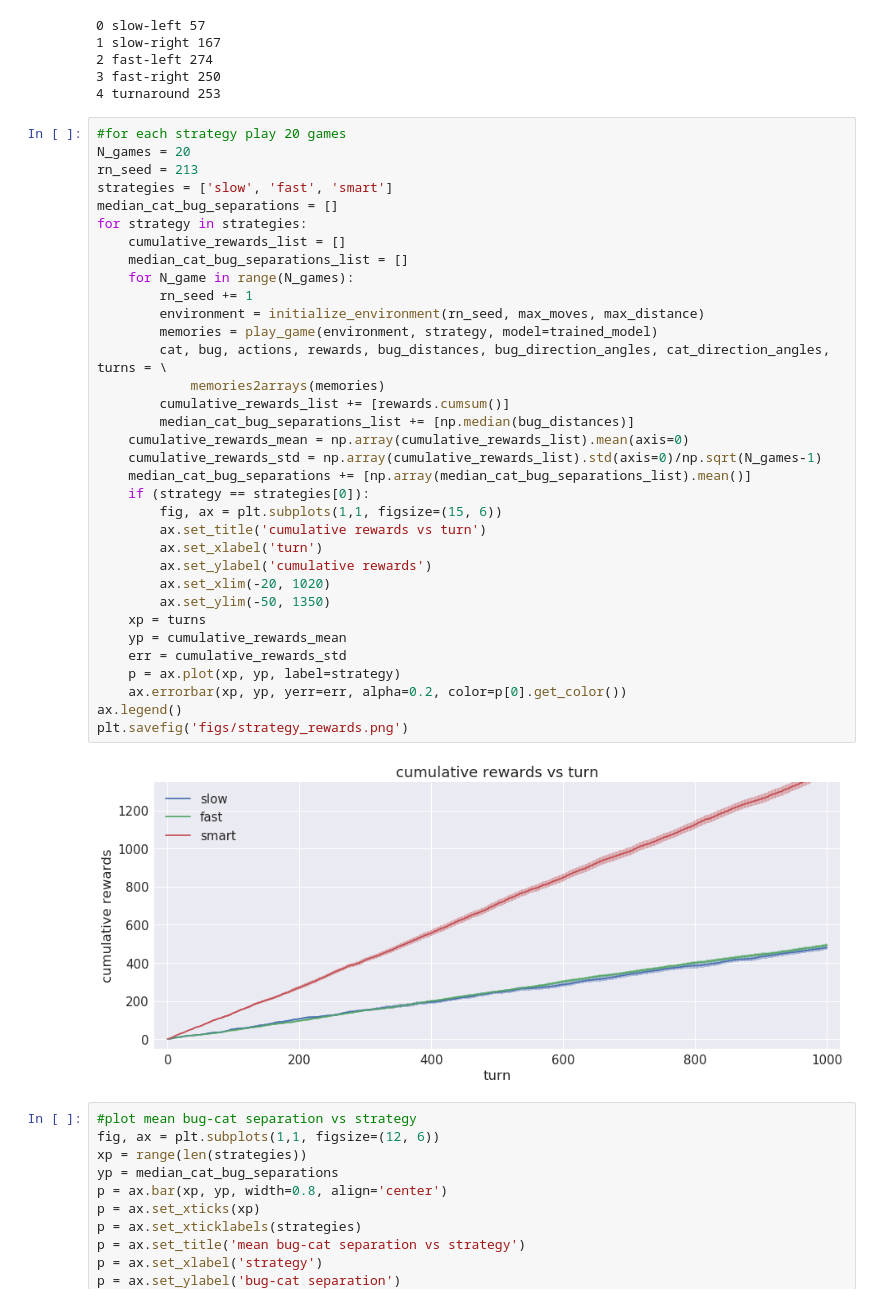
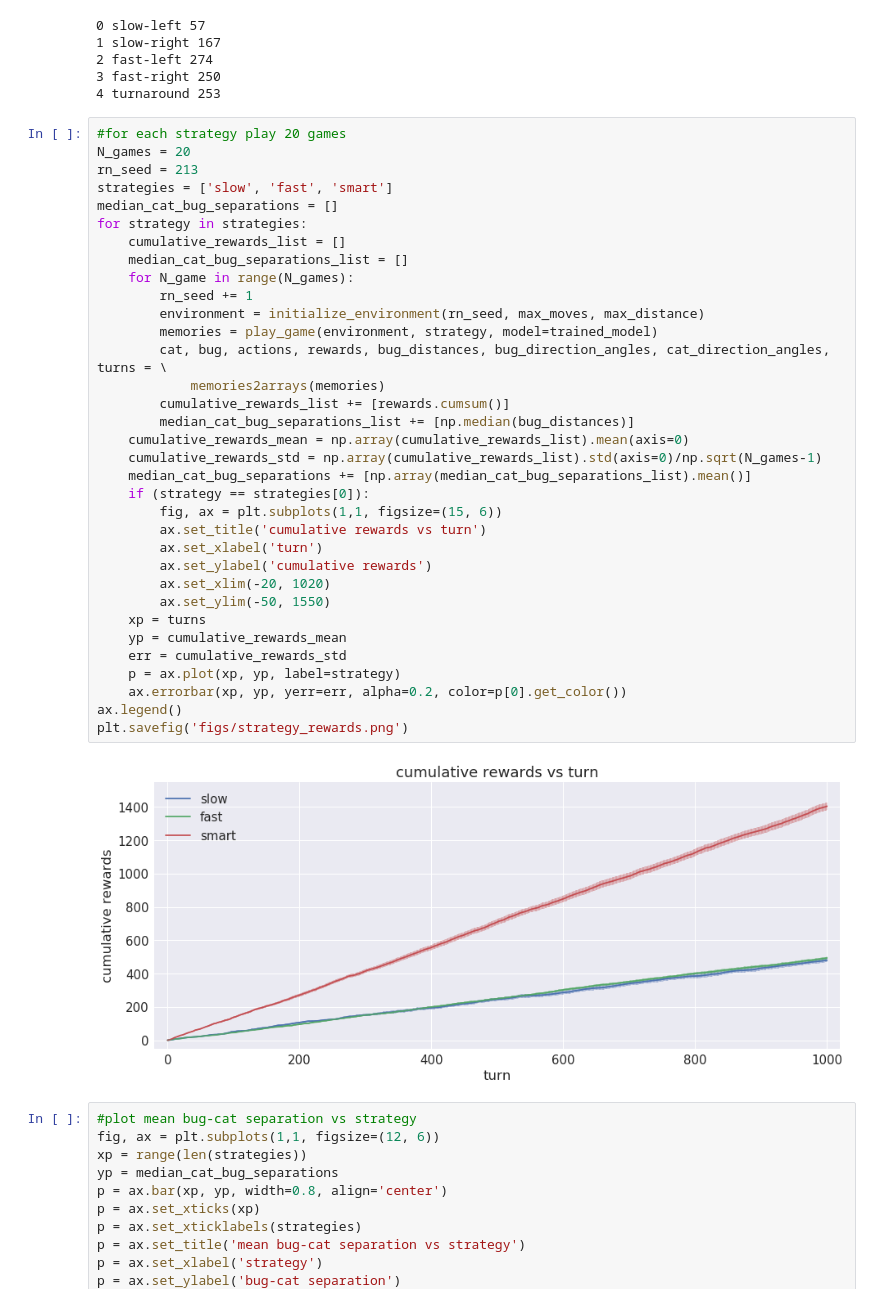
Before and after one commit to joehahn/cat-chase-grasshopper, a Jupyter notebook: cat-chase-grasshopper.ipynb, the cells around one changed output. Drawn from its saved outputs; the diff is of its cells as text.

```diff
--- a/cat-chase-grasshopper.ipynb
+++ b/cat-chase-grasshopper.ipynb
@@ -292,35 +292,35 @@ rn_seed = 213
 strategies = ['slow', 'fast', 'smart']
 median_cat_bug_separations = []
 for strategy in strategies:
     cumulative_rewards_list = []
     median_cat_bug_separations_list = []
     for N_game in range(N_games):
         rn_seed += 1
         environment = initialize_environment(rn_seed, max_moves, max_distance)
         memories = play_game(environment, strategy, model=trained_model)
         cat, bug, actions, rewards, bug_distances, bug_direction_angles, cat_direction_angles, turns = \
             memories2arrays(memories)
         cumulative_rewards_list += [rewards.cumsum()]
         median_cat_bug_separations_list += [np.median(bug_distances)]
     cumulative_rewards_mean = np.array(cumulative_rewards_list).mean(axis=0)
     cumulative_rewards_std = np.array(cumulative_rewards_list).std(axis=0)/np.sqrt(N_games-1)
     median_cat_bug_separations += [np.array(median_cat_bug_separations_list).mean()]
     if (strategy == strategies[0]):
         fig, ax = plt.subplots(1,1, figsize=(15, 6))
         ax.set_title('cumulative rewards vs turn')
         ax.set_xlabel('turn')
         ax.set_ylabel('cumulative rewards')
         ax.set_xlim(-20, 1020)
-        ax.set_ylim(-50, 1350)
+        ax.set_ylim(-50, 1550)
     xp = turns
     yp = cumulative_rewards_mean
     err = cumulative_rewards_std
     p = ax.plot(xp, yp, label=strategy)
     ax.errorbar(xp, yp, yerr=err, alpha=0.2, color=p[0].get_color())
 ax.legend()
 plt.savefig('figs/strategy_rewards.png')
 # %% [output]
-[figure, old version]
+[figure, new version]
 # %%
 #plot mean bug-cat separation vs strategy
 fig, ax = plt.subplots(1,1, figsize=(12, 6))
```
Also changed, not shown: 1 other file.
